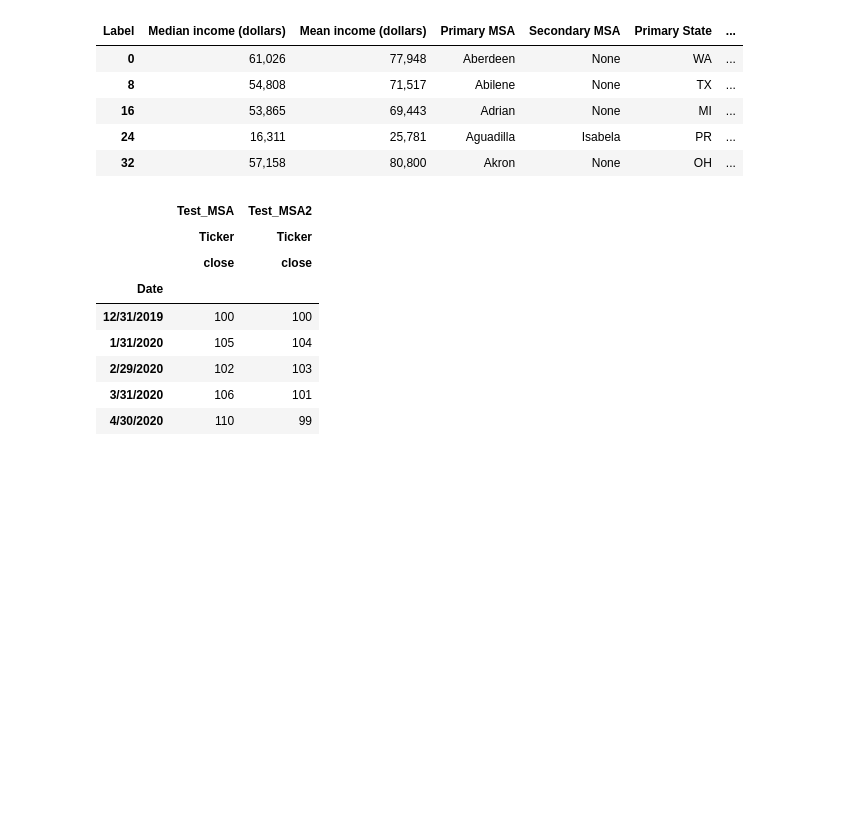
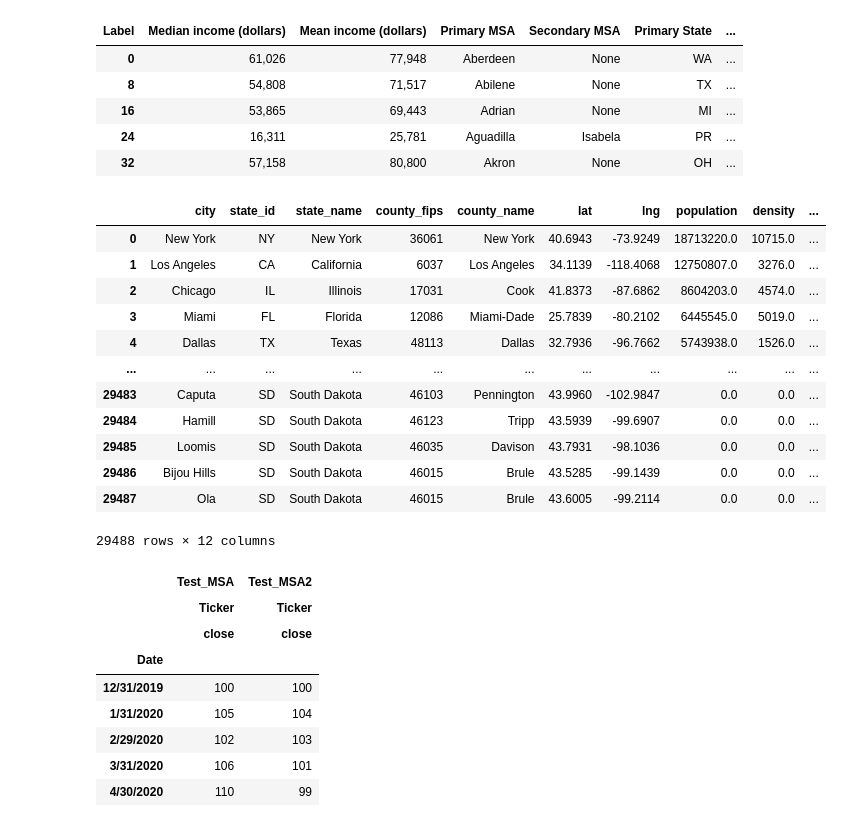
Before and after one commit to Luminous171/Project_1, a Jupyter notebook: Python_Files/Project_1_EH.ipynb, the cells around one changed output. Cells and saved outputs as stored; diff of their text form; code cells hidden in the pictures; blank space fills up the shorter version.

```diff
--- a/Python_Files/Project_1_EH.ipynb
+++ b/Python_Files/Project_1_EH.ipynb
@@ -31,6 +31,34 @@ median_income_df.head()
 | 16 | 53,865 | 69,443 | Adrian | None | MI | ... |
 | 24 | 16,311 | 25,781 | Aguadilla | Isabela | PR | ... |
 | 32 | 57,158 | 80,800 | Akron | None | OH | ... |
+# %%
+# read the uscities csv. this file will be used for the longitude and latitude, as well as the density stats.
+longlatdensity_csv = Path("../Data/uscities.csv")
+longlatdensity_df = pd.read_csv(longlatdensity_csv)
+longlatdensity_df.head(5)
+
+#getting first zipcode from list of zipcodes
+longlatdensity_df[['firstzip']] = longlatdensity_df['zips'].str.split(",", n = 1, expand=True)
+longlatdensity_df[['firstzip']] = longlatdensity_df['zips'].str[:5]
+
+#dropping unnecessary columns
+longlatdensity_df.drop(columns=['source','military','incorporated','timezone','city_ascii',"zips"],inplace=True)
+longlatdensity_df.drop_duplicates()
+longlatdensity_df
+# %% [output]
+|  | city | state_id | state_name | county_fips | county_name | lat | lng | population | density | ... |
+| 0 | New York | NY | New York | 36061 | New York | 40.6943 | -73.9249 | 18713220.0 | 10715.0 | ... |
+| 1 | Los Angeles | CA | California | 6037 | Los Angeles | 34.1139 | -118.4068 | 12750807.0 | 3276.0 | ... |
+| 2 | Chicago | IL | Illinois | 17031 | Cook | 41.8373 | -87.6862 | 8604203.0 | 4574.0 | ... |
+| 3 | Miami | FL | Florida | 12086 | Miami-Dade | 25.7839 | -80.2102 | 6445545.0 | 5019.0 | ... |
+| 4 | Dallas | TX | Texas | 48113 | Dallas | 32.7936 | -96.7662 | 5743938.0 | 1526.0 | ... |
+| ... | ... | ... | ... | ... | ... | ... | ... | ... | ... | ... |
+| 29483 | Caputa | SD | South Dakota | 46103 | Pennington | 43.9960 | -102.9847 | 0.0 | 0.0 | ... |
+| 29484 | Hamill | SD | South Dakota | 46123 | Tripp | 43.5939 | -99.6907 | 0.0 | 0.0 | ... |
+| 29485 | Loomis | SD | South Dakota | 46035 | Davison | 43.7931 | -98.1036 | 0.0 | 0.0 | ... |
+| 29486 | Bijou Hills | SD | South Dakota | 46015 | Brule | 43.5285 | -99.1439 | 0.0 | 0.0 | ... |
+| 29487 | Ola | SD | South Dakota | 46015 | Brule | 43.6005 | -99.2114 | 0.0 | 0.0 | ... |
+29488 rows × 12 columns
 # %%
 # # Testing Monte Carlo Simulation
 # # Read in test CSV
```
Also changed, not shown: parts of 6 cells of this notebook.
